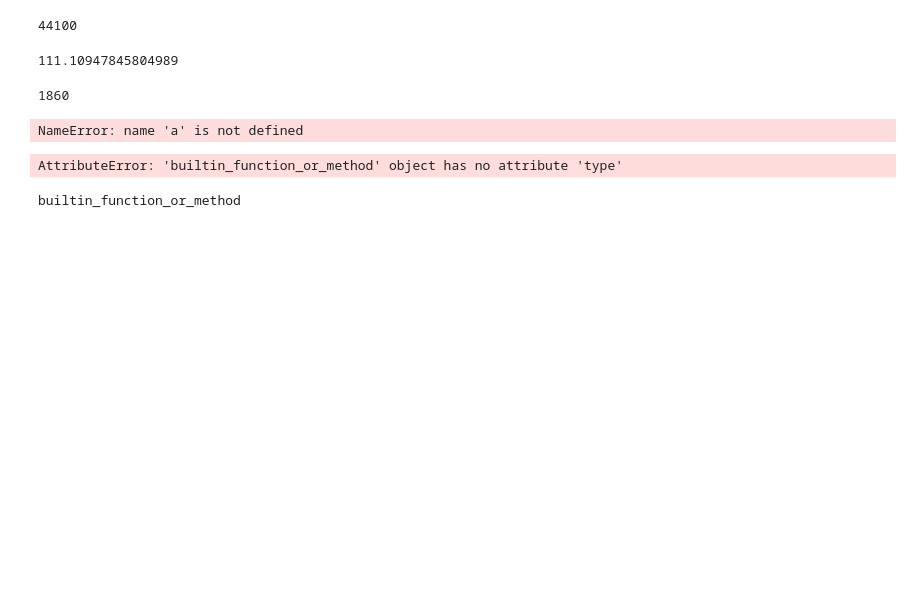
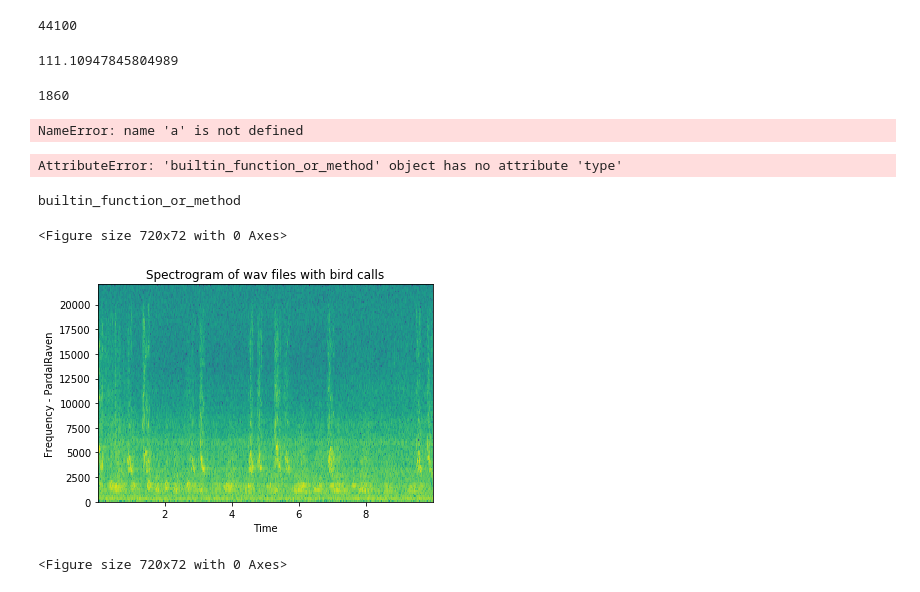
Before and after one commit to ptizei/iNaturalistDatasetGenerator, a Jupyter notebook: MakeSpectrogram/MakeSpectrogram.ipynb, the cells around one changed output. Cells and saved outputs as stored; diff of their text form; code cells hidden in the pictures; blank space fills up the shorter version.

```diff
--- a/MakeSpectrogram/MakeSpectrogram.ipynb
+++ b/MakeSpectrogram/MakeSpectrogram.ipynb
@@ -91,3 +91,17 @@ AttributeError: 'builtin_function_or_method' object has no attribute 'type'
 type(a)
 # %% [output]
 builtin_function_or_method
+# %%
+samplingFrequency, signalData = wavfile.read("PardalRaven.wav")
+
+# Plot the signal read from wav file
+
+plt.xlabel('Time')
+plt.ylabel('Frequency - PardalRaven')
+plt.title('Spectrogram of wav files with bird calls')
+plt.specgram(signalData[:,1],Fs=samplingFrequency)
+#plt.subplot(211)
+# %% [output]
+<Figure size 720x72 with 0 Axes>
+[figure, added]
+<Figure size 720x72 with 0 Axes>
```
Also changed, not shown: 1 other file.
